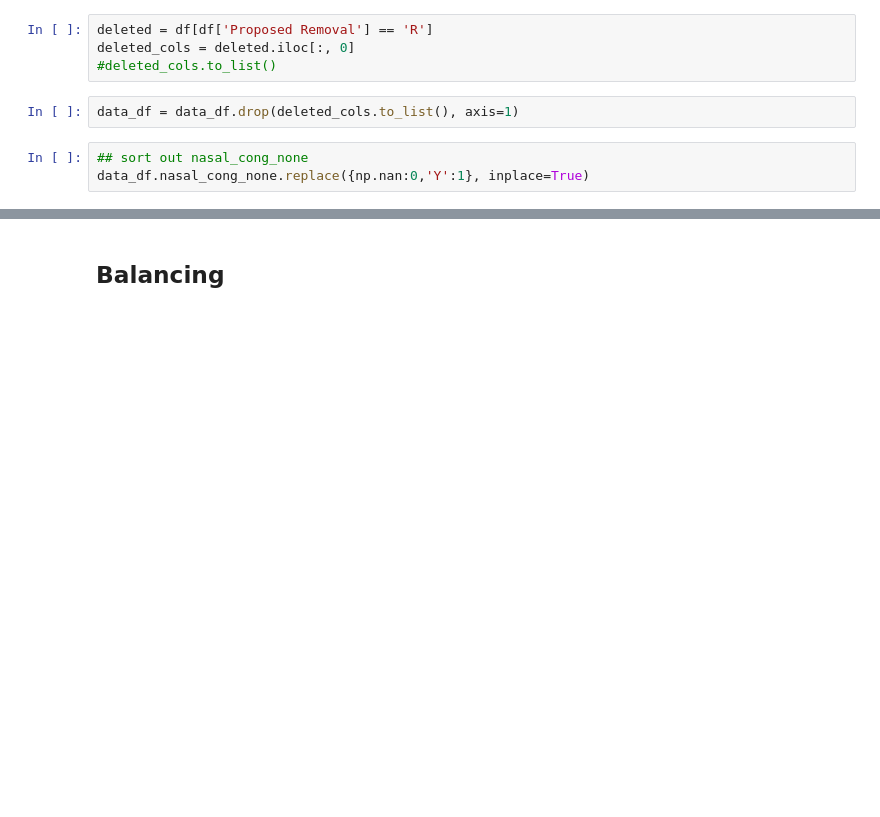
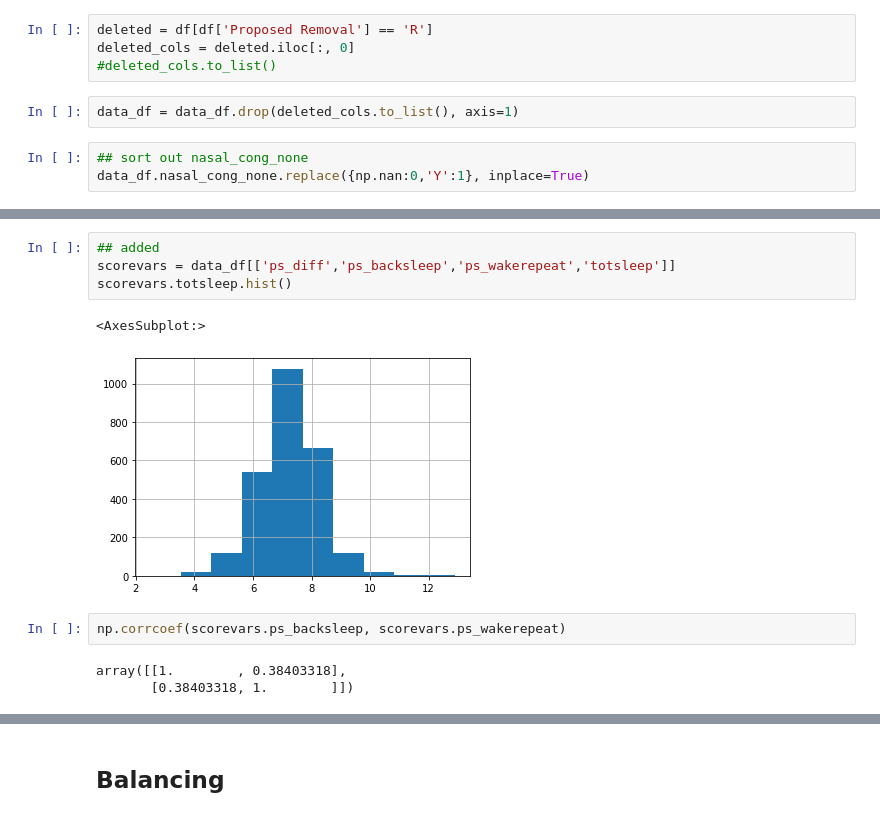
Before and after one commit to pandit-a/dreamteam, a Jupyter notebook: ap_wasobaseline.ipynb, the cells around one changed output, grey strips where cells are left out. Drawn from its saved outputs; the diff is of its cells as text; blank space fills up the shorter version.

```diff
--- a/ap_wasobaseline.ipynb
+++ b/ap_wasobaseline.ipynb
@@ -46,0 +75,12 @@ data_df.nasal_cong_none.replace({np.nan:0,'Y':1}, inplace=True)
+# %%
+## added
+scorevars = data_df[['ps_diff','ps_backsleep','ps_wakerepeat','totsleep']]
+scorevars.totsleep.hist()
+# %% [output]
+<AxesSubplot:>
+[figure, added]
+# %%
+np.corrcoef(scorevars.ps_backsleep, scorevars.ps_wakerepeat)
+# %% [output]
+array([[1.        , 0.38403318],
+       [0.38403318, 1.        ]])
```
Also changed, not shown: parts of 94 cells of this notebook, 1 other file.
